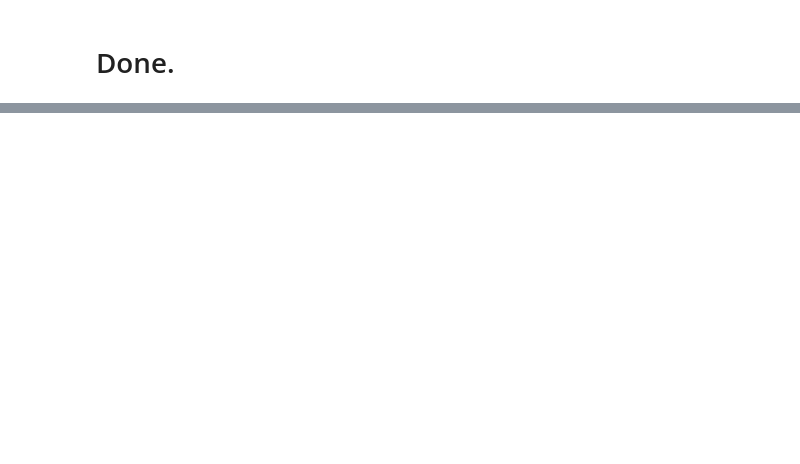
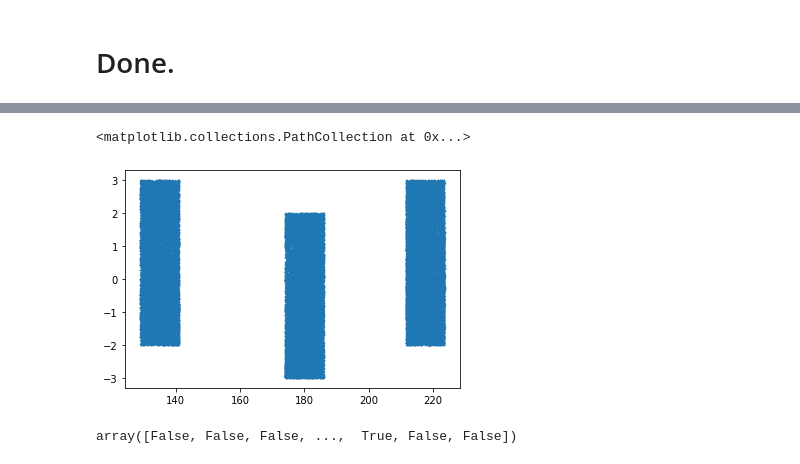
Before and after one commit to SgmAstro/DESI, a Jupyter notebook: docs/nb/d8LF_qa.ipynb, the cells around one changed output, grey strips where cells are left out. Drawn from its saved outputs; the diff is of its cells as text; code cells hidden in the pictures; blank space fills up the shorter version.

```diff
--- a/docs/nb/d8LF_qa.ipynb
+++ b/docs/nb/d8LF_qa.ipynb
@@ -151,0 +267,11 @@ pl.legend(frameon=False, loc=3, ncol=2)
+# %%
+x = Table.read('/global/cscratch1/sd/ldrm11/norberg/GAMA4/gama_gold_zmax.fits')
+
+plt.scatter(x['RA'], x['DEC'], s=0.25)
+# %% [output]
+<matplotlib.collections.PathCollection at 0x...>
+[figure, added]
+# %%
+gama_field(x['RA'], x['DEC']) == 'G12'
+# %% [output]
+array([False, False, False, ...,  True, False, False])
```
Also changed, not shown: parts of 21 cells of this notebook.
